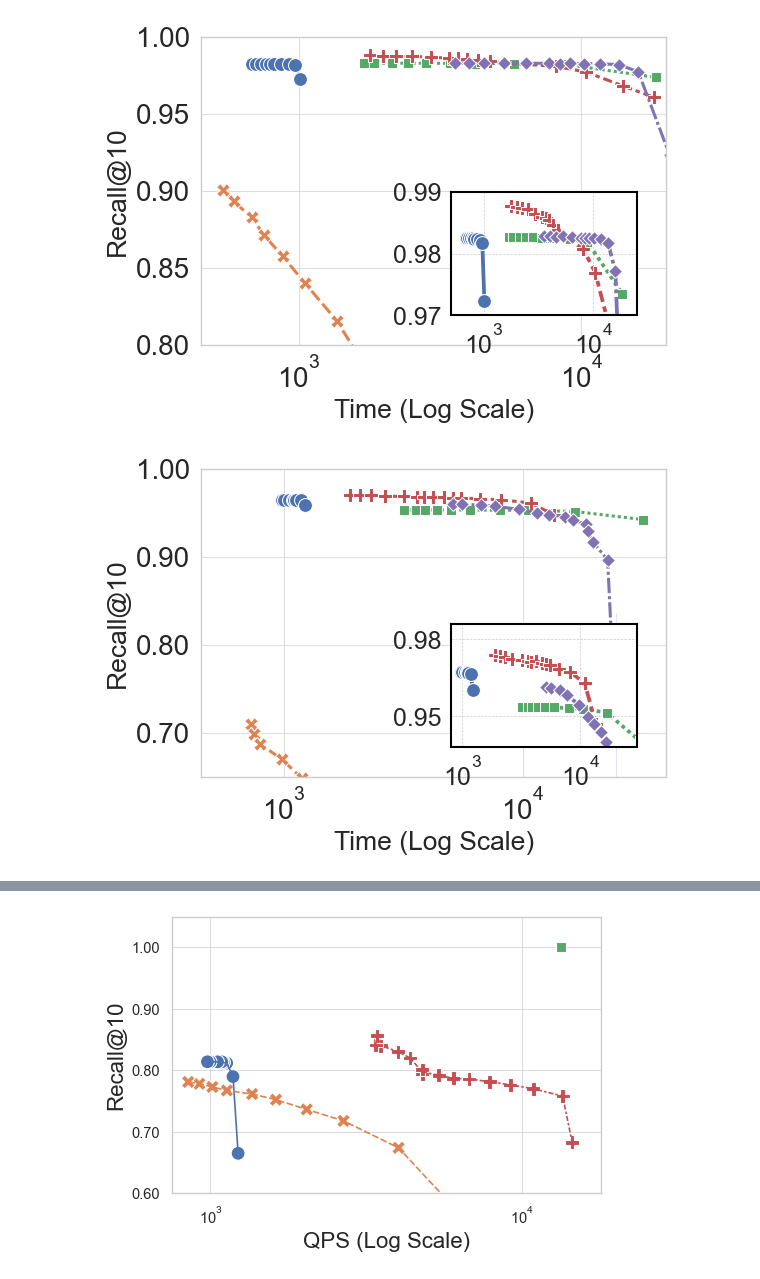
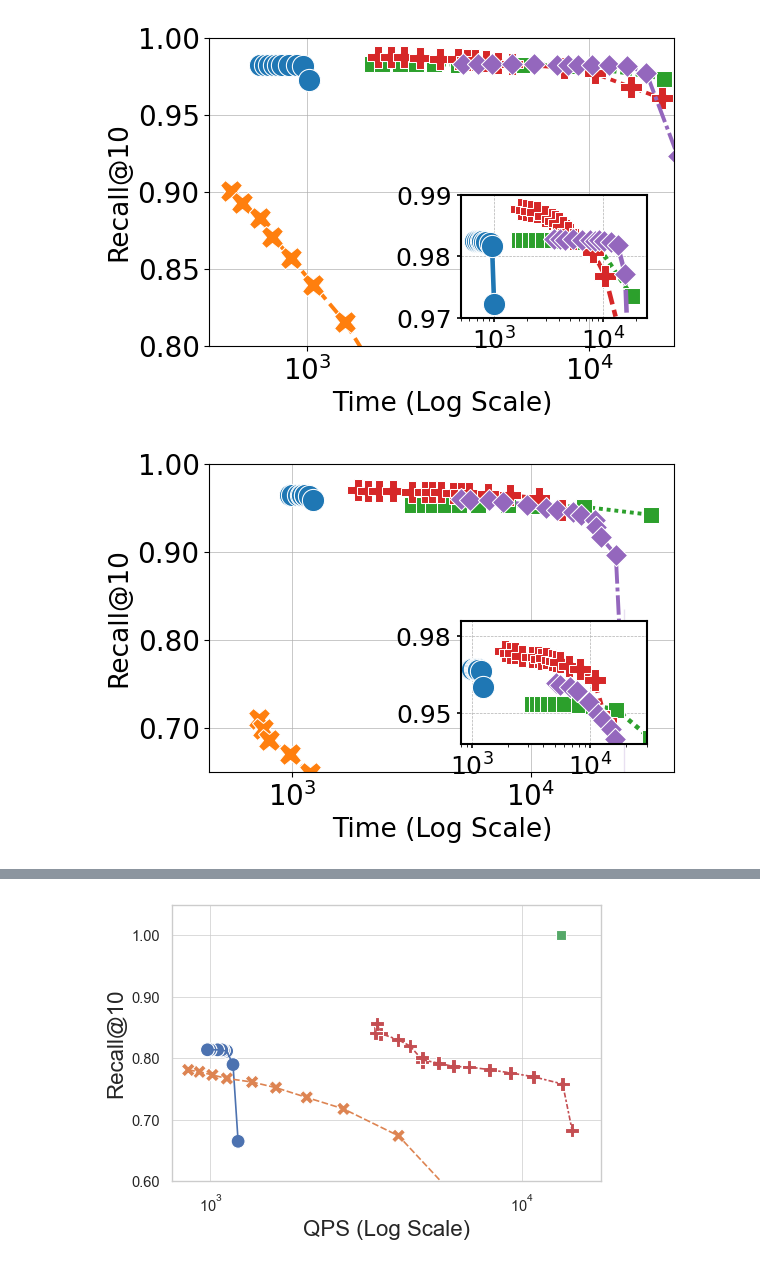
Before and after one commit to AdeelAslamSoton/QueryAwareIndexing, a Jupyter notebook: hnswlib/examples/notebooks/Result.ipynb, the cells around one changed output, grey strips where cells are left out. Drawn from its saved outputs; the diff is of its cells as text; code cells hidden in the pictures.

```diff
--- a/hnswlib/examples/cpp/Result.ipynb
+++ b/hnswlib/examples/notebooks/Result.ipynb
@@ -307,8 +307,8 @@ fig, ax = plt.subplots(figsize=(6, 4))
 LABEL_FONTSIZE = 19
 TICK_FONTSIZE = 20
 LEGEND_FONTSIZE =12
-LINE_WIDTH = 2.2
-MARKER_SIZE = 10
+LINE_WIDTH = 2.8
+MARKER_SIZE = 16
 
 sns.lineplot(
     data=df, x="Time", y="Recall", hue="Category", style="Category",
@@ -343,34 +343,34 @@ axins = inset_axes(ax, width="40%", height="40%", loc='lower right', borderpad=2
 sns.lineplot(
     data=df, x="Time", y="Recall", hue="Category", style="Category",
     markers=True, dashes=True,
     linewidth=LINE_WIDTH + 0.5, markersize=MARKER_SIZE, ax=axins, legend=False
 )
 
 axins.set_xscale("log")
 axins.set_ylim(0.97, 0.99)
 axins.set_xlim(500, 2.5e4)
 axins.grid(True, linestyle="--", linewidth=0.5)
 
 # Increase inset tick label size
 axins.tick_params(labelsize=TICK_FONTSIZE - 2, width=1.2, length=3)
 axins.xaxis.set_major_formatter(LogFormatterMathtext(base=10))
 axins.yaxis.set_major_formatter(plt.FuncFormatter(lambda y, _: f'{y:.2f}'))
 
 # Remove default labels which clutter the inset
 axins.set_xlabel('')
 axins.set_ylabel('')
 
 # Add a border around the inset
 for spine in axins.spines.values():
     spine.set_edgecolor('black')
     spine.set_linewidth(1.5)
 
 # --- Save Figure ---
 plt.savefig("/data3/Adeel/Query-AwareResult/Paper.pdf", format="pdf", bbox_inches="tight")
 
 plt.show()
 # %% [output]
-[figure, old version]
+[figure, new version]
 # %%
 
 #BIER
@@ -431,8 +431,8 @@ fig, ax = plt.subplots(figsize=(6, 4))
 LABEL_FONTSIZE = 19
 TICK_FONTSIZE = 20
 LEGEND_FONTSIZE =12
-LINE_WIDTH = 2.2
-MARKER_SIZE = 10
+LINE_WIDTH = 2.8
+MARKER_SIZE = 16
 
 sns.lineplot(
     data=df, x="Time", y="Recall", hue="Category", style="Category",
@@ -494,7 +494,7 @@ plt.savefig("/data3/Adeel/Query-AwareResult/BIER.pdf", format="pdf", bbox_inches
 
 plt.show()
 # %% [output]
-[figure, old version]
+[figure, new version]
 # %%
 
 #YOUTUBE CATEGORY
```
Also changed, not shown: parts of 8 cells of this notebook, 46 other files.
